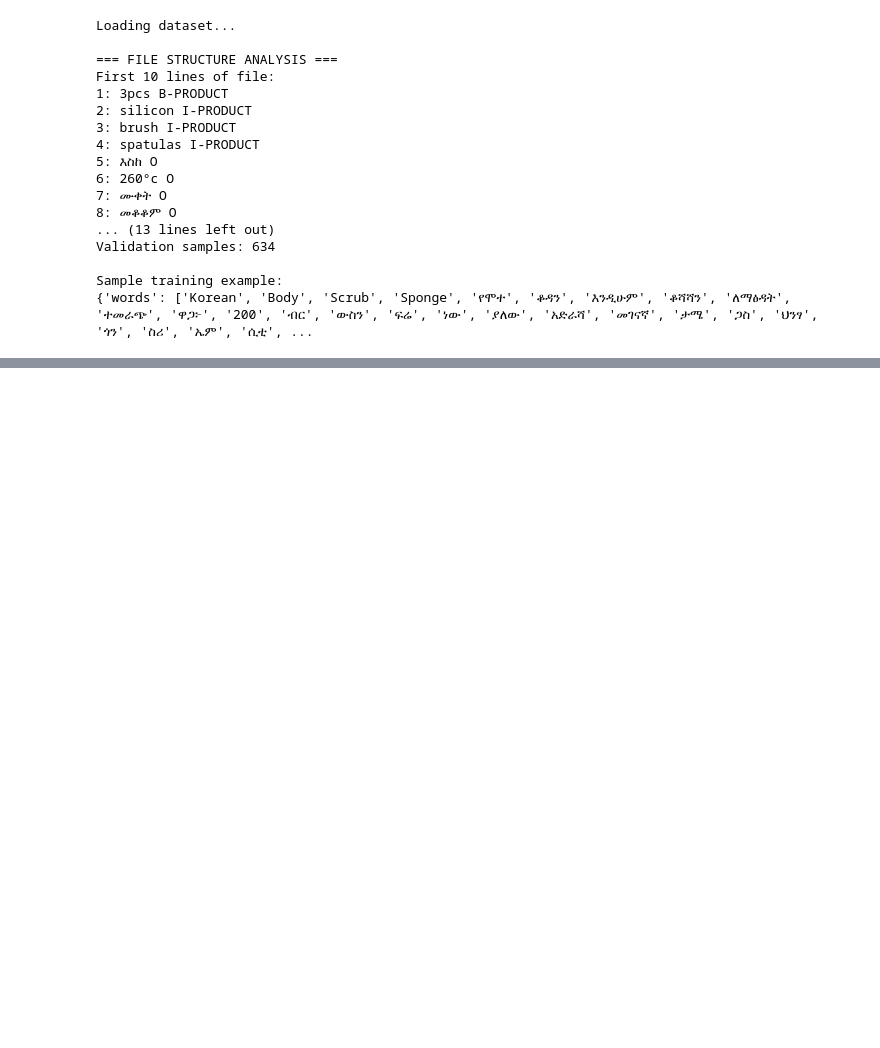
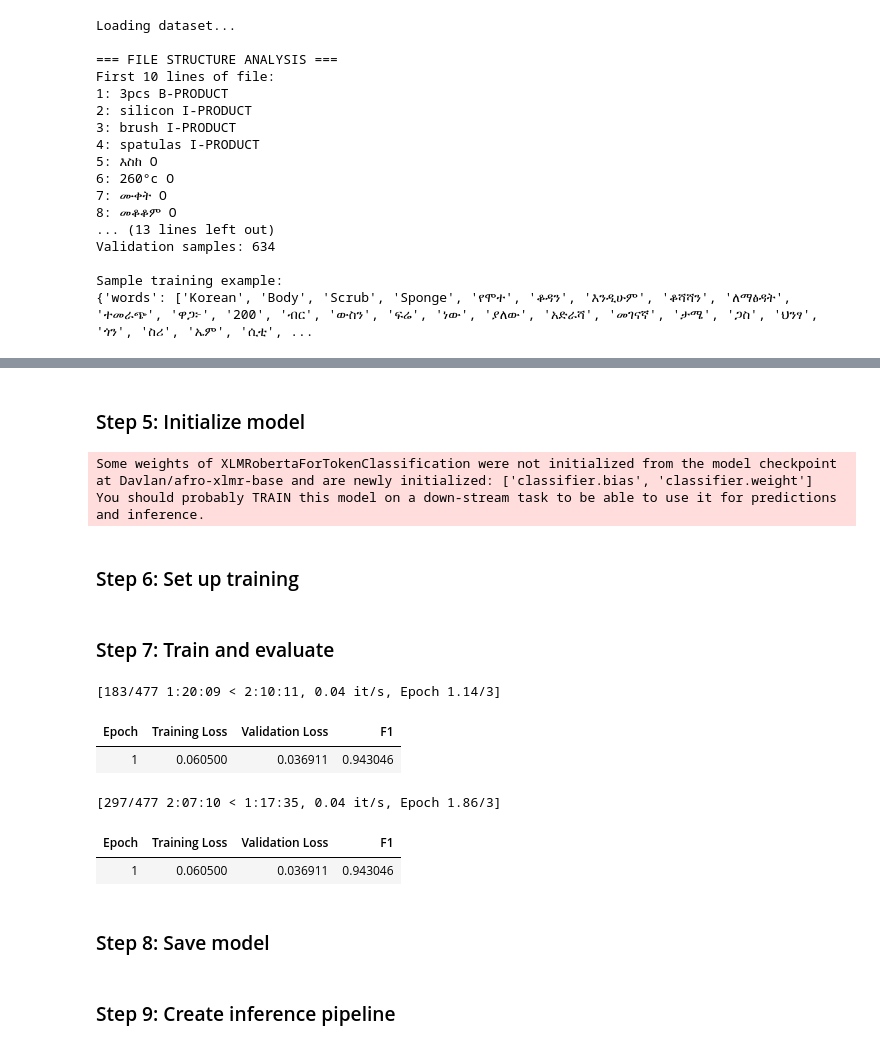
Before and after one commit to segnig/Amharic-E-commerce-Data-Extractor, a Jupyter notebook: notebooks/task_three.ipynb, the cells around one changed output, grey strips where cells are left out. Cells and saved outputs as stored; diff of their text form; code cells hidden in the pictures; blank space fills up the shorter version.

```diff
--- a/notebooks/task_three.ipynb
+++ b/notebooks/task_three.ipynb
@@ -138,0 +129,5 @@ dataset["train"]["words"]
+# %%
+# Step 2: Define label mappings (update with your actual labels)
+label_list = ["O", "B-PRODUCT", "I-PRODUCT", "B-PRICE", "I-PRICE", "B-LOC", "I-LOC"]
+label2id = {label: i for i, label in enumerate(label_list)}
+id2label = {i: label for i, label in enumerate(label_list)}
@@ -138,0 +136,6 @@ dataset["train"]["words"]
+# %%
+# Step 3: Load tokenizer and model
+from transformers import AutoTokenizer, AutoModelForTokenClassification
+
+model_name = "Davlan/afro-xlmr-base"  # Best for Amharic
+tokenizer = AutoTokenizer.from_pretrained(model_name)
@@ -138,0 +178,15 @@ dataset["train"]["words"]
+# %% [markdown]
+### Step 5: Initialize model
+# %%
+# Step 5: Initialize model
+model = AutoModelForTokenClassification.from_pretrained(
+    model_name,
+    num_labels=len(label_list),
+    id2label=id2label,
+    label2id=label2id
+)
+# %% [output]
+Some weights of XLMRobertaForTokenClassification were not initialized from the model checkpoint at Davlan/afro-xlmr-base and are newly initialized: ['classifier.bias', 'classifier.weight']
+You should probably TRAIN this model on a down-stream task to be able to use it for predictions and inference.
+# %% [markdown]
+### Step 6: Set up training
@@ -138,0 +236,16 @@ dataset["train"]["words"]
+# %% [markdown]
+### Step 7: Train and evaluate
+# %%
+# Step 7: Train and evaluate
+trainer.train()
+results = trainer.evaluate()
+print("Evaluation results:", results)
+# %% [output]
+[183/477 1:20:09 < 2:10:11, 0.04 it/s, Epoch 1.14/3]
+| Epoch | Training Loss | Validation Loss | F1 |
+| 1 | 0.060500 | 0.036911 | 0.943046 |
+[297/477 2:07:10 < 1:17:35, 0.04 it/s, Epoch 1.86/3]
+| Epoch | Training Loss | Validation Loss | F1 |
+| 1 | 0.060500 | 0.036911 | 0.943046 |
+# %% [markdown]
+### Step 8: Save model
@@ -138,0 +256,2 @@ dataset["train"]["words"]
+# %% [markdown]
+### Step 9: Create inference pipeline
```
Also changed, not shown: parts of 10 cells of this notebook.
